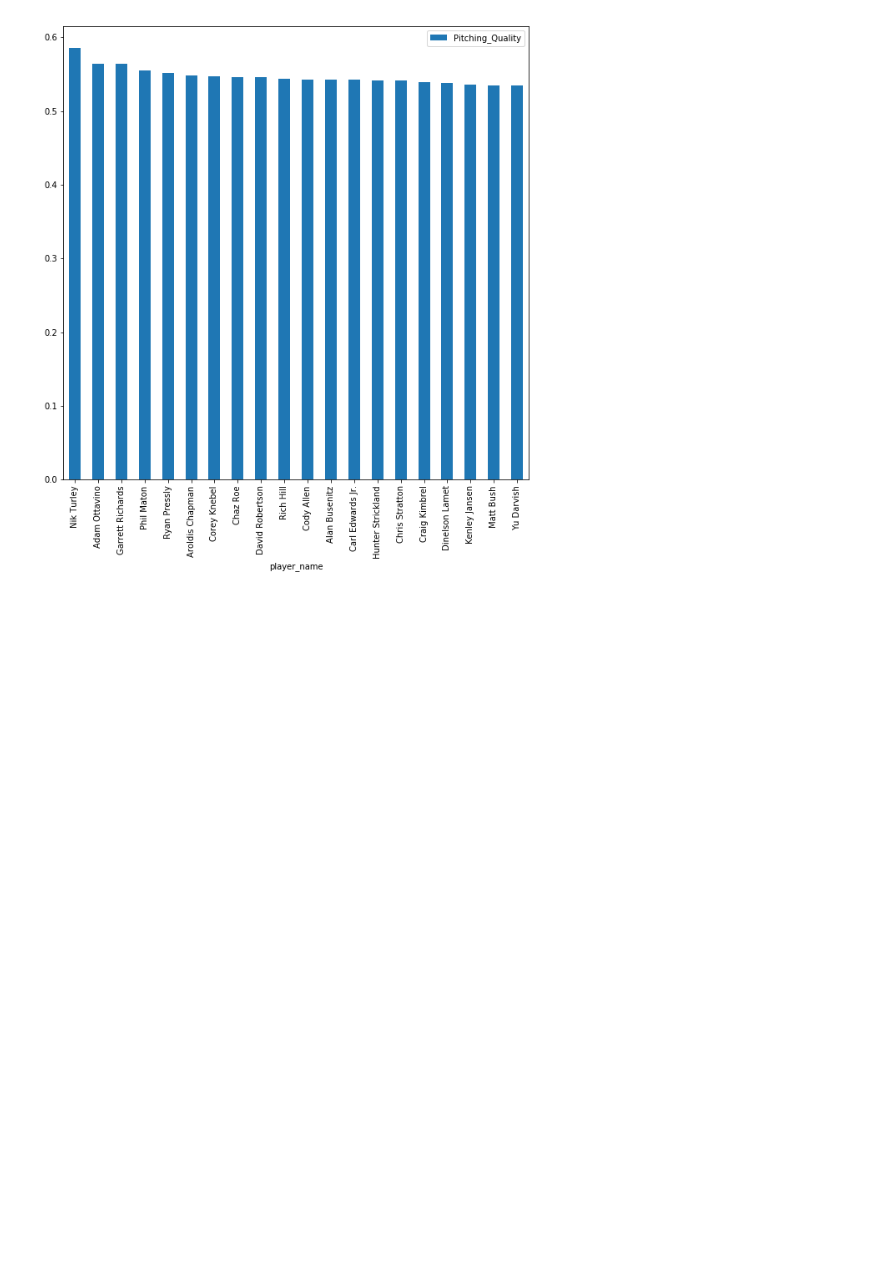
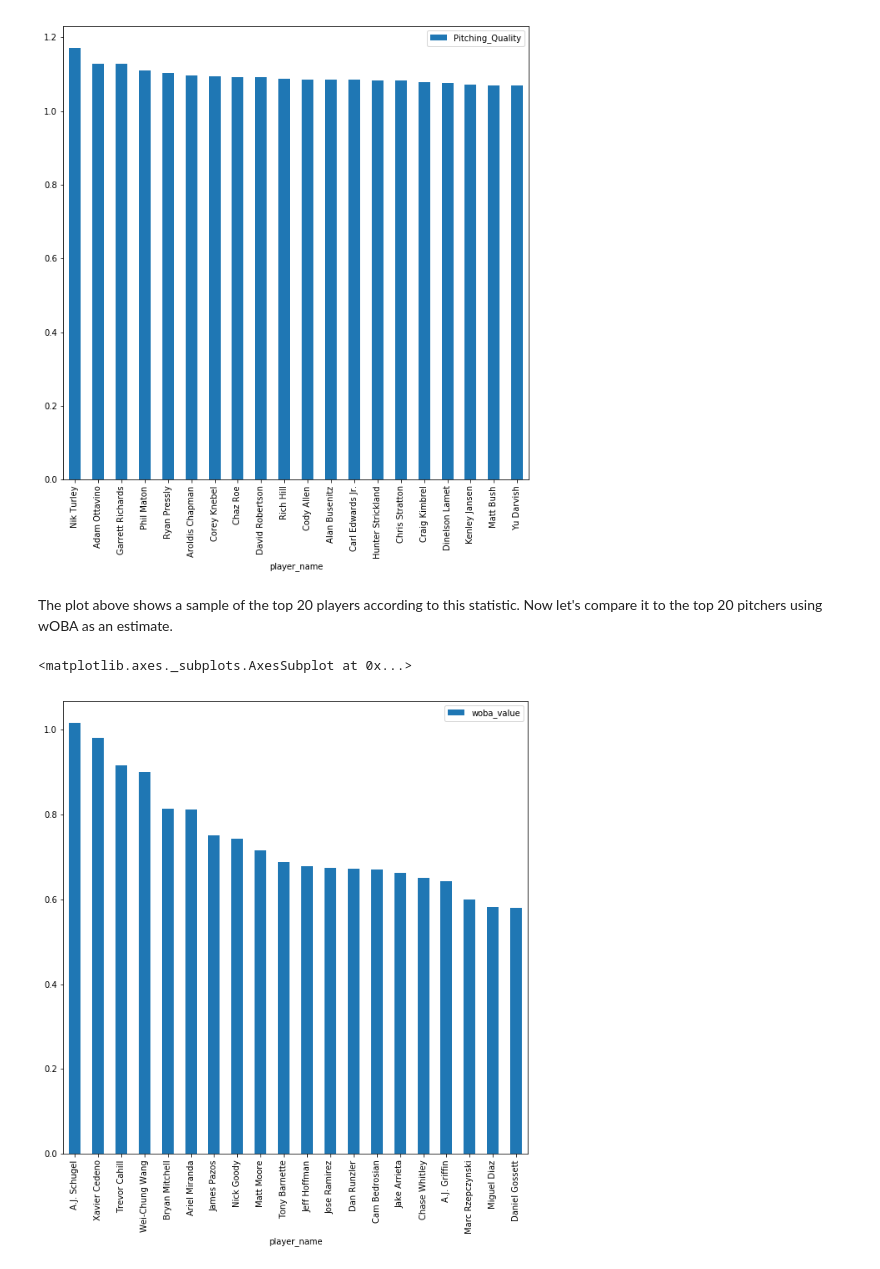
Before and after one commit to HussainQ/CSCI4831_Sabermetrics_Final_Project, a Jupyter notebook: Final_Project_Hussain_Quadri.ipynb, the cells around one changed output. Cells and saved outputs as stored; diff of their text form; code cells hidden in the pictures; blank space fills up the shorter version.

Commit message:
Added statistical comparisons for accuracy

```diff
--- a/Final_Project_Hussain_Quadri.ipynb
+++ b/Final_Project_Hussain_Quadri.ipynb
@@ -38,7 +52,7 @@ filtered_data = pitchers[['player_name',
                  'effective_speed',
                  'release_spin_rate',
                  'launch_speed',
-                 'launch_speed_angle']].groupby('player_name', as_index = False).mean()
+                 'launch_speed_angle', 'woba_value']].groupby('player_name', as_index = False).mean()
 filtered_data.head(10)
 # %% [output]
 |  | player_name | pitcher | vx0 | vy0 | vz0 | ax | ay | az | effective_speed | ... |
@@ -80,7 +94,7 @@ dtype: float64
 filtered_data['Pitching_Quality'] = ((10*filtered_data['launch_speed_angle'] + 9*filtered_data['vz0'] + 8*filtered_data['ay']
                                       + 7*filtered_data['effective_speed'] + 6*filtered_data['az'] + 5*filtered_data['vy0']
                                       + 4*filtered_data['launch_speed'] + 3*filtered_data['vx0'] + 2*filtered_data['ax']
-                                      + filtered_data['release_spin_rate'])/(55*100))
+                                      + filtered_data['release_spin_rate'])/(27.5*100))
 
 Updated_Data = filtered_data.sort_values(by=['Pitching_Quality'], ascending=False)
 Updated_Data.head()
@@ -96,3 +110,10 @@ Updated_Data.head(20).plot.bar(x='player_name', y='Pitching_Quality', figsize=(1
 # %% [output]
 <matplotlib.axes._subplots.AxesSubplot at 0x...>
 [figure]
+# %% [markdown]
+The plot above shows a sample of the top 20 players according to this statistic. Now let's compare it to the top 20 pitchers using wOBA as an estimate.
+# %%
+filtered_data.sort_values(by=['woba_value'], ascending=False).head(20).plot.bar(x='player_name', y='woba_value', figsize=(10, 10))
+# %% [output]
+<matplotlib.axes._subplots.AxesSubplot at 0x...>
+[figure, added]
```
Also changed, not shown: parts of 8 cells of this notebook.
